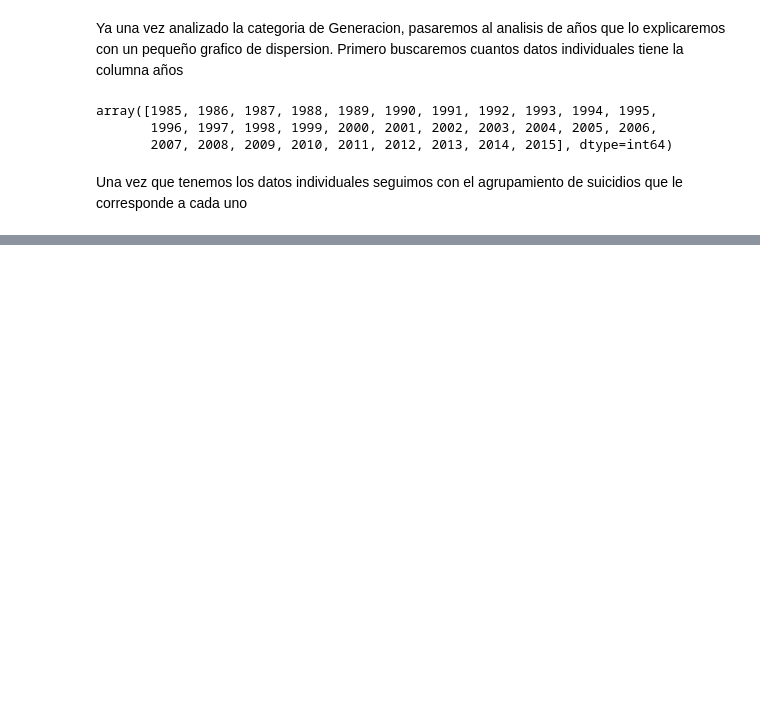
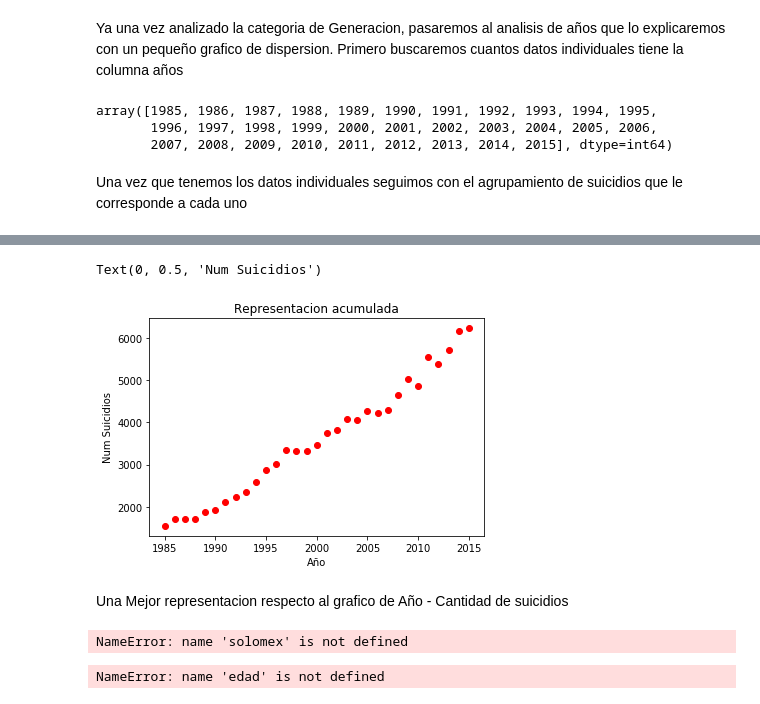
Before and after one commit to MarioSauceda/Mineria_de_datos, a Jupyter notebook: Avance 1 PIA.ipynb, the cells around one changed output, grey strips where cells are left out. Cells and saved outputs as stored; diff of their text form; code cells hidden in the pictures; blank space fills up the shorter version.

```diff
--- a/Avance 1 PIA.ipynb
+++ b/Avance 1 PIA.ipynb
@@ -337,10 +337,33 @@ El Grafico se explica muy detalladamente, sobre la imponencia de suicidios por e
 Ya una vez analizado la categoria de Generacion, pasaremos al analisis de años que lo explicaremos con un pequeño grafico de dispersion.
 Primero buscaremos cuantos datos individuales tiene la columna años
 # %%
-solomex['year'].unique()
+anios = solomex['year'].unique()
+
+anios
 # %% [output]
 array([1985, 1986, 1987, 1988, 1989, 1990, 1991, 1992, 1993, 1994, 1995,
        1996, 1997, 1998, 1999, 2000, 2001, 2002, 2003, 2004, 2005, 2006,
        2007, 2008, 2009, 2010, 2011, 2012, 2013, 2014, 2015], dtype=int64)
 # %% [markdown]
 Una vez que tenemos los datos individuales seguimos con el agrupamiento de suicidios que le corresponde a cada uno
+# %%
+cantidad_por_anio = []
+total_anios = 0
+
+for i in range(0,len(anios)):
+
+    for n in range(1,filas):
+
+        if hoja.cell(column = 1, row = n).value == "Mexico":
+
+            if hoja.cell(column = 2, row = n).value == anios[i]:
+
+                total_anios = hoja.cell(column = 5, row = n).value + total_anios
+
+    cantidad_por_anio.append(total_anios)
+    total_anios = 0
+
+print("Los años contemplados en Mexico y la cantidad de suicidios de cada uno.")
+for n in range(0,len(anios)):
+
+    print(anios[n]," ----> ", cantidad_por_anio[n])
@@ -346,0 +395,22 @@ Una vez que tenemos los datos individuales seguimos con el agrupamiento de suici
+# %%
+fig, grafico = plt.subplots()
+
+grafico.scatter(anios,cantidad_por_anio,color='r')
+grafico.set_title("Representacion acumulada")
+grafico.set_xlabel("Año")
+grafico.set_ylabel("Num Suicidios")
+# %% [output]
+Text(0, 0.5, 'Num Suicidios')
+[figure, added]
+# %% [markdown]
+Una Mejor representacion respecto al grafico de Año - Cantidad de suicidios
+# %%
+edad = solomex['age'].unique()
+edad
+# %% [output]
+NameError: name 'solomex' is not defined
+# %%
+e = edad[2]
+e
+# %% [output]
+NameError: name 'edad' is not defined
```
Also changed, not shown: parts of 3 cells of this notebook.
